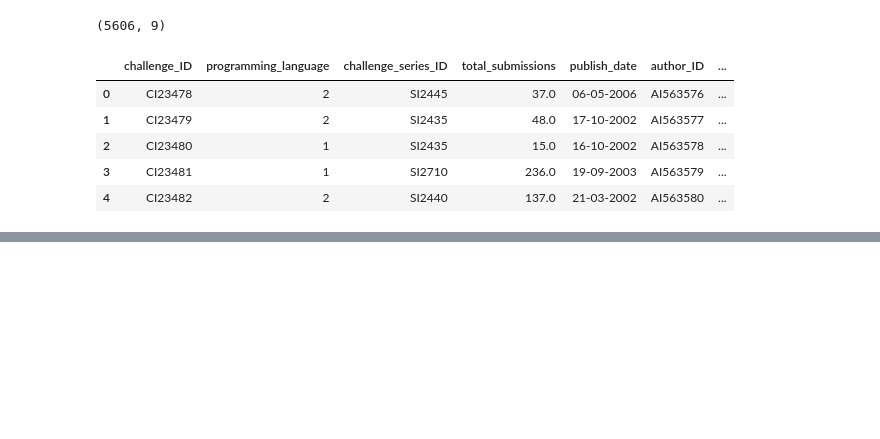
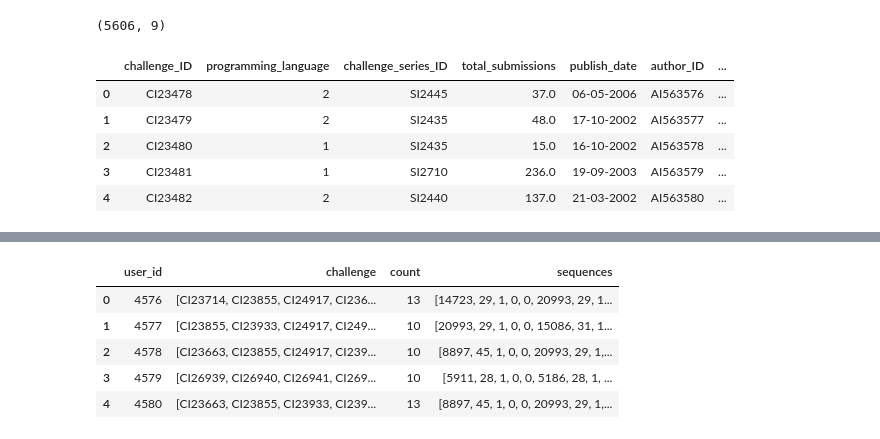
Before and after one commit to proafxin/janatahack, a Jupyter notebook: janatahack.ipynb, the cells around one changed output, grey strips where cells are left out. Cells and saved outputs as stored; diff of their text form; code cells hidden in the pictures; blank space fills up the shorter version.

```diff
--- a/janatahack.ipynb
+++ b/janatahack.ipynb
@@ -89,0 +135,5 @@ challenges.tail()
+# %%
+rows = challenges.to_numpy().tolist()
+challenges_ = {}
+for row in rows:
+    challenges_[row[0]] = row[1:]
@@ -89,0 +155,18 @@ challenges.tail()
+# %%
+sequences = []
+outputs = np.zeros((len(df), 65), dtype=np.float32)
+for i, row in enumerate(rows):
+    sequence = []
+    j = 0
+    for challenge in row[1]:
+        #print(challenges_[challenge])
+        for x in challenges_[challenge]:
+            sequence.append(x)
+            outputs[i][j] = x
+            j += 1
+    #sequence = Tensor(sequence)
+    sequences.append(sequence)
+#print(sequences)
+outputs = from_numpy(outputs)
+# %%
+df['sequences'] = sequences
@@ -89,0 +177,9 @@ challenges.tail()
+# %%
+df.head()
+# %% [output]
+|  | user_id | challenge | count | sequences |
+| 0 | 4576 | [CI23714, CI23855, CI24917, CI236... | 13 | [14723, 29, 1, 0, 0, 20993, 29, 1... |
+| 1 | 4577 | [CI23855, CI23933, CI24917, CI249... | 10 | [20993, 29, 1, 0, 0, 15086, 31, 1... |
+| 2 | 4578 | [CI23663, CI23855, CI24917, CI239... | 10 | [8897, 45, 1, 0, 0, 20993, 29, 1,... |
+| 3 | 4579 | [CI26939, CI26940, CI26941, CI269... | 10 | [5911, 28, 1, 0, 0, 5186, 28, 1, ... |
+| 4 | 4580 | [CI23663, CI23855, CI23933, CI239... | 13 | [8897, 45, 1, 0, 0, 20993, 29, 1,... |
```
Also changed, not shown: parts of 30 cells of this notebook.
